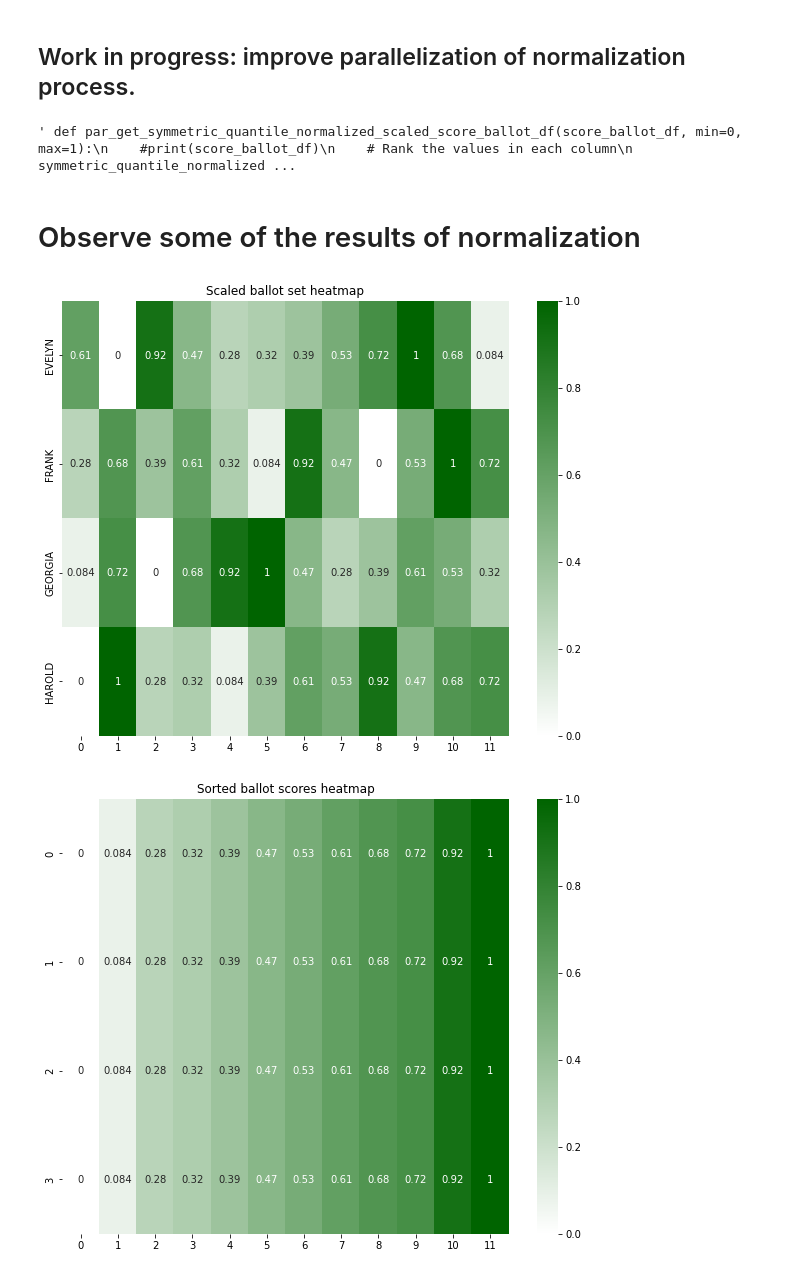
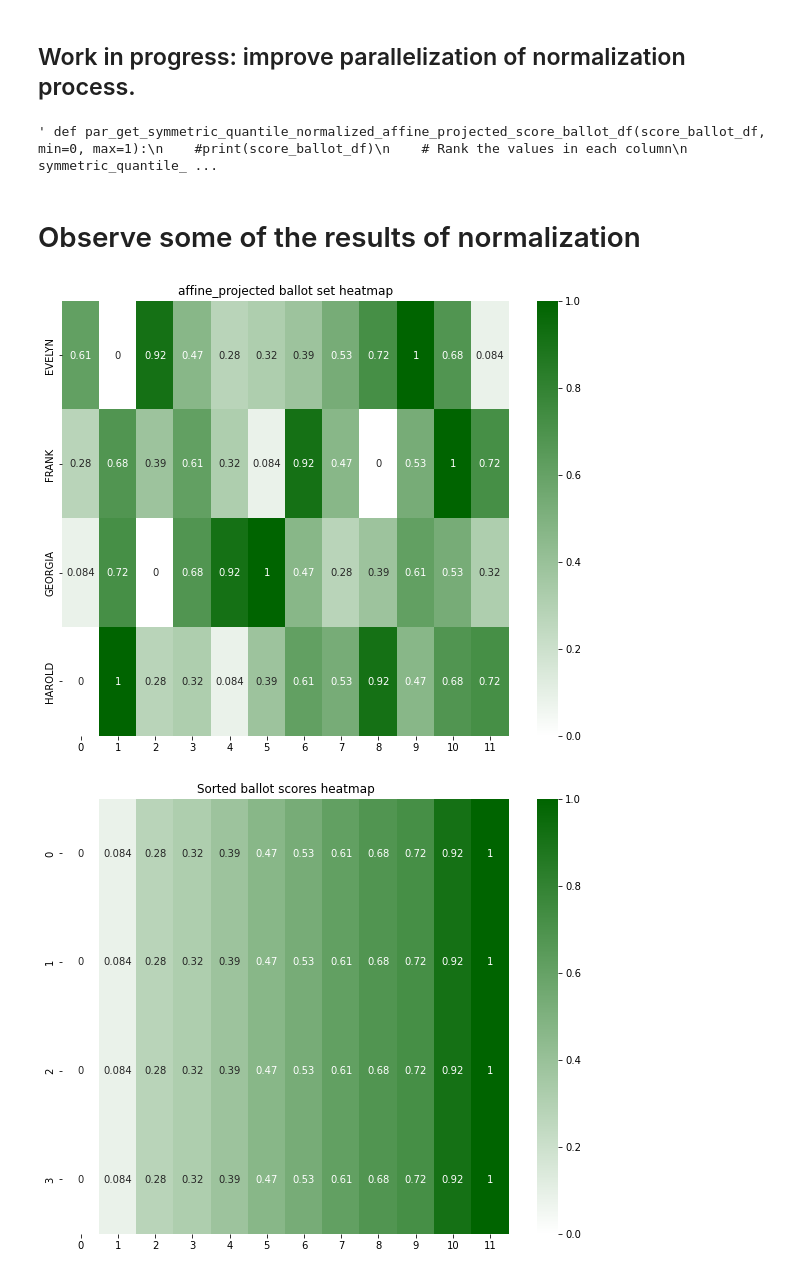
Before and after one commit to cfrankston728/symmetric_quantile-normalized_score, a Jupyter notebook: voting_explorer.ipynb, the cells around one changed output. Cells and saved outputs as stored; diff of their text form; code cells hidden in the pictures.

```diff
--- a/voting_explorer.ipynb
+++ b/voting_explorer.ipynb
@@ -203,28 +203,28 @@ def symmetric_bimonotone_function(a,b, mode = 'mean'):
     if mode == 'mean':
         return (a+b)/2
 
-def get_symmetric_quantile_normalized_scaled_values(score_ballot_df, mode='mean'):
-    scaled_quantile_normalized_values = get_quantile_normalized_scaled_values(score_ballot_df, 0, 1)
+def get_symmetric_quantile_normalized_affine_projected_values(score_ballot_df, mode='mean'):
+    affine_projected_quantile_normalized_values = get_quantile_normalized_affine_projected_values(score_ballot_df, 0, 1)
 
     # Vectorized computation
-    symmetric_quantile_normalized_scaled_values = symmetric_bimonotone_function(scaled_quantile_normalized_values, (1 - scaled_quantile_normalized_values[::-1]), mode)
+    symmetric_quantile_normalized_affine_projected_values = symmetric_bimonotone_function(affine_projected_quantile_normalized_values, (1 - affine_projected_quantile_normalized_values[::-1]), mode)
 
-    return symmetric_quantile_normalized_scaled_values
+    return symmetric_quantile_normalized_affine_projected_values
 
-symmetric_quantile_normalized_scaled_values=get_symmetric_quantile_normalized_scaled_values(score_ballot_df)
-print("Symmetric quantile normalized scaled values: \n",symmetric_quantile_normalized_scaled_values)
+symmetric_quantile_normalized_affine_projected_values=get_symmetric_quantile_normalized_affine_projected_values(score_ballot_df)
+print("Symmetric quantile normalized affine_projected values: \n",symmetric_quantile_normalized_affine_projected_values)
 plt.figure(figsize=(10, 6))  # Adjust the figure size as necessary
 
-# Original quantile normalized scaled values
-plt.plot(quantile_normalized_scaled_values, label='Graph of Original Quantile Normalized Values', color='blue', marker='.', linestyle='-')
+# Original quantile normalized affine_projected values
+plt.plot(quantile_normalized_affine_projected_values, label='Graph of Original Quantile Normalized Values', color='blue', marker='.', linestyle='-')
 
 # Inverted and shifted values for comparison
-plt.plot(1 + np.sort(-quantile_normalized_scaled_values), label='Inverted Graph of Quantile Normalized Values', color='blue', marker='x', linestyle='--')
+plt.plot(1 + np.sort(-quantile_normalized_affine_projected_values), label='Inverted Graph of Quantile Normalized Values', color='blue', marker='x', linestyle='--')
 
-# Symmetric scaled quantile normalized values
-plt.plot(symmetric_quantile_normalized_scaled_values, label='Symmetric Scaled Quantile Normalized Values', color='red', marker='^', linestyle='-')
+# Symmetric affine_projected quantile normalized values
+plt.plot(symmetric_quantile_normalized_affine_projected_values, label='Symmetric affine_projected Quantile Normalized Values', color='red', marker='^', linestyle='-')
 
-plt.title('Comparison of Quantile Normalized Scaled Values')  # Add a plot title
+plt.title('Comparison of Quantile Normalized affine_projected Values')  # Add a plot title
 plt.xlabel('Index')  # X-axis label
 plt.ylabel('Normalized Value')  # Y-axis label
 plt.legend()  # Show legend to identify lines
@@ -232,7 +232,7 @@ for i in range(n_rows):
     # Create x values based on the index of columns
     x_values = np.arange(n_cols)
     # Extract y values directly from the matrix
-    y_values = sorted_scaled_score_matrix[i, :]
+    y_values = sorted_affine_projected_score_matrix[i, :]
 
     # Plot each row's points with jitter on the scatter plot
     plt.scatter(x_values, y_values, alpha=0.50, c='green', s=100)
@@ -247,11 +247,11 @@ Symmetric quantile normalized scaled values:
 
 Adjustments are also made to account for repeated values. When values are tied in rank, they are assigned the mean of the values corresponding to the ranks they would normally represent if they were different. This still preserves symmetry and hence the desired cancellation properties.
 # %%
-def get_symmetric_quantile_normalized_scaled_score_ballot_df(score_ballot_df):
+def get_symmetric_quantile_normalized_affine_projected_score_ballot_df(score_ballot_df):
     #print(score_ballot_df)
     # Rank the values in each column
-    symmetric_quantile_normalized_scaled_score_values = get_symmetric_quantile_normalized_scaled_values(score_ballot_df)
-    #print((symmetric_quantile_normalized_scaled_score_values))
+    symmetric_quantile_normalized_affine_projected_score_values = get_symmetric_quantile_normalized_affine_projected_values(score_ballot_df)
+    #print((symmetric_quantile_normalized_affine_projected_score_values))
     #print('\n')
     #print("\nOriginal score ballots:\n", score_ballot_df)
 
@@ -260,7 +260,7 @@ def get_symmetric_quantile_normalized_scaled_score_ballot_df(score_ballot_df):
     #print('\n')
     #print(score_ballot_df)
 
-    as_if_unique_normalized_df = score_rankings_df.applymap(lambda x: symmetric_quantile_normalized_scaled_score_values[x])
+    as_if_unique_normalized_df = score_rankings_df.applymap(lambda x: symmetric_quantile_normalized_affine_projected_score_values[x])
     #print("\nNormalized as if scores are unique:\n ", as_if_unique_normalized_df)
 
     corrected_df = as_if_unique_normalized_df.copy()
@@ -280,7 +280,7 @@ def get_symmetric_quantile_normalized_scaled_score_ballot_df(score_ballot_df):
             for score in unique_scores:
                 # Find the ranks (indices) associated with this score
                 ranks_for_score = scores_with_ranks[row == score].values
-                # Calculate the average of the symmetric scaled values for these ranks
+                # Calculate the average of the symmetric affine_projected values for these ranks
                 avg_value = as_if_unique_normalized_df.loc[index, ranks_for_score].mean()
                 # Assign this average back to the corresponding locations in the corrected dataframe
                 corrected_df.loc[index, ranks_for_score] = avg_value
@@ -288,9 +288,9 @@ def get_symmetric_quantile_normalized_scaled_score_ballot_df(score_ballot_df):
 
 
 
-symmetric_quantile_normalized_scaled_score_ballot_df=get_symmetric_quantile_normalized_scaled_score_ballot_df(score_ballot_df)
+symmetric_quantile_normalized_affine_projected_score_ballot_df=get_symmetric_quantile_normalized_affine_projected_score_ballot_df(score_ballot_df)
 print("Symmetric quantile-normalized score ballot set: \n")
-symmetric_quantile_normalized_scaled_score_ballot_df
+symmetric_quantile_normalized_affine_projected_score_ballot_df
 #print(score_ballot_df)
 # %% [output]
 Symmetric quantile-normalized score ballot set:
@@ -315,17 +315,17 @@ def process_matched_rows(args):
         for score in unique_scores:
             # Find the ranks (indices) associated with this score
             ranks_for_score = scores_with_ranks[score_row == score].values
-            # Calculate the average of the symmetric scaled values for these ranks
+            # Calculate the average of the symmetric affine_projected values for these ranks
             avg_value = as_if_unique_row[ranks_for_score].mean()
             # Assign this average back to the corresponding locations in the corrected dataframe
             corrected_row[ranks_for_score] = avg_value
     return corrected_row
 
-""" def par_get_symmetric_quantile_normalized_scaled_score_ballot_df(score_ballot_df, min=0, max=1):
+""" def par_get_symmetric_quantile_normalized_affine_projected_score_ballot_df(score_ballot_df, min=0, max=1):
     #print(score_ballot_df)
     # Rank the values in each column
-    symmetric_quantile_normalized_scaled_score_values = get_symmetric_quantile_normalized_scaled_values(score_ballot_df, min, max)
-    #print((symmetric_quantile_normalized_scaled_score_values))
+    symmetric_quantile_normalized_affine_projected_score_values = get_symmetric_quantile_normalized_affine_projected_values(score_ballot_df, min, max)
+    #print((symmetric_quantile_normalized_affine_projected_score_values))
     #print('\n')
     #print("\nOriginal score ballots:\n", score_ballot_df)
 
@@ -334,7 +334,7 @@ def process_matched_rows(args):
     #print('\n')
     #print(score_ballot_df)
 
-    as_if_unique_normalized_df = score_rankings_df.applymap(lambda x: symmetric_quantile_normalized_scaled_score_values[x])
+    as_if_unique_normalized_df = score_rankings_df.applymap(lambda x: symmetric_quantile_normalized_affine_projected_score_values[x])
     #print("\nNormalized as if scores are unique:\n ", as_if_unique_normalized_df)
 
     corrected_df = as_if_unique_normalized_df.copy()
@@ -354,30 +354,30 @@ def process_matched_rows(args):
             for score in unique_scores:
                 # Find the ranks (indices) associated with this score
                 ranks_for_score = scores_with_ranks[row == score].values
-                # Calculate the average of the symmetric scaled values for these ranks
+                # Calculate the average of the symmetric affine_projected values for these ranks
                 avg_value = as_if_unique_normalized_df.loc[index, ranks_for_score].mean()
                 # Assign this average back to the corresponding locations in the corrected dataframe
                 corrected_df.loc[index, ranks_for_score] = avg_value
     return corrected_df
 
-symmetric_scaled_quantile_normalized_score_ballot_df=par_get_symmetric_quantile_normalized_scaled_score_ballot_df(score_ballot_df)
+symmetric_affine_projected_quantile_normalized_score_ballot_df=par_get_symmetric_quantile_normalized_affine_projected_score_ballot_df(score_ballot_df)
 print("Symmetric quantile-normalized score ballot set: \n")
-symmetric_scaled_quantile_normalized_score_ballot_df """
+symmetric_affine_projected_quantile_normalized_score_ballot_df """
 #print(score_ballot_df)
 # %% [output]
-' def par_get_symmetric_quantile_normalized_scaled_score_ballot_df(score_ballot_df, min=0, max=1):\n    #print(score_ballot_df)\n    # Rank the values in each column\n    symmetric_quantile_normalized ...
+' def par_get_symmetric_quantile_normalized_affine_projected_score_ballot_df(score_ballot_df, min=0, max=1):\n    #print(score_ballot_df)\n    # Rank the values in each column\n    symmetric_quantile_ ...
 # %% [markdown]
 # Observe some of the results of normalization
 # %%
 # Create a custom colormap
 # This example uses blue, but you can change 'blue' to any color of your choice.
 single_color_cmap = LinearSegmentedColormap.from_list('custom_blue', ['white', 'darkgreen'])
 
 # Create the heatmap
 plt.figure(figsize=(10, 8))
-sns.heatmap(symmetric_quantile_normalized_scaled_score_ballot_df, cmap=single_color_cmap, annot=True)
-plt.title('Scaled ballot set heatmap')
+sns.heatmap(symmetric_quantile_normalized_affine_projected_score_ballot_df, cmap=single_color_cmap, annot=True)
+plt.title('affine_projected ballot set heatmap')
 plt.show()
 # %% [output]
-[figure, old version]
+[figure, new version]
 # %%
```
Also changed, not shown: parts of 18 cells of this notebook.
